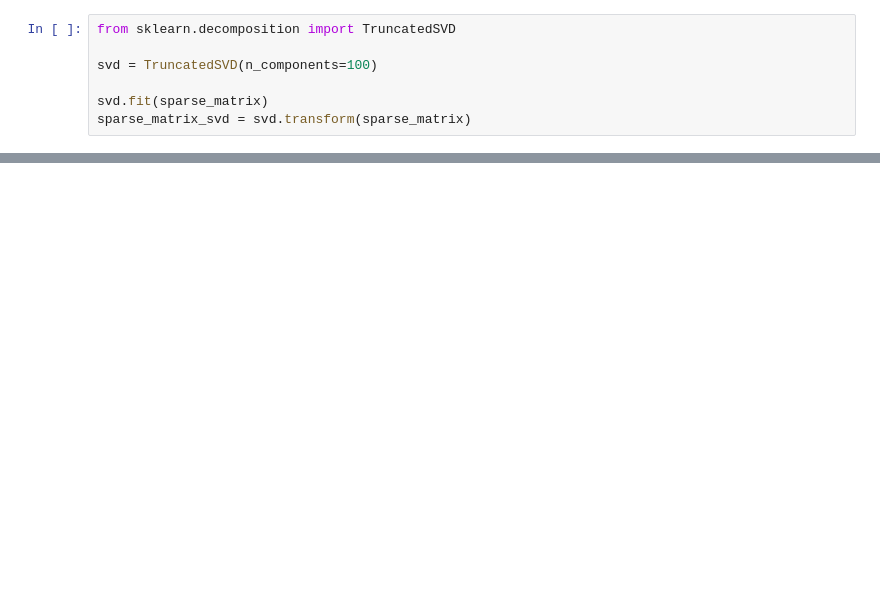
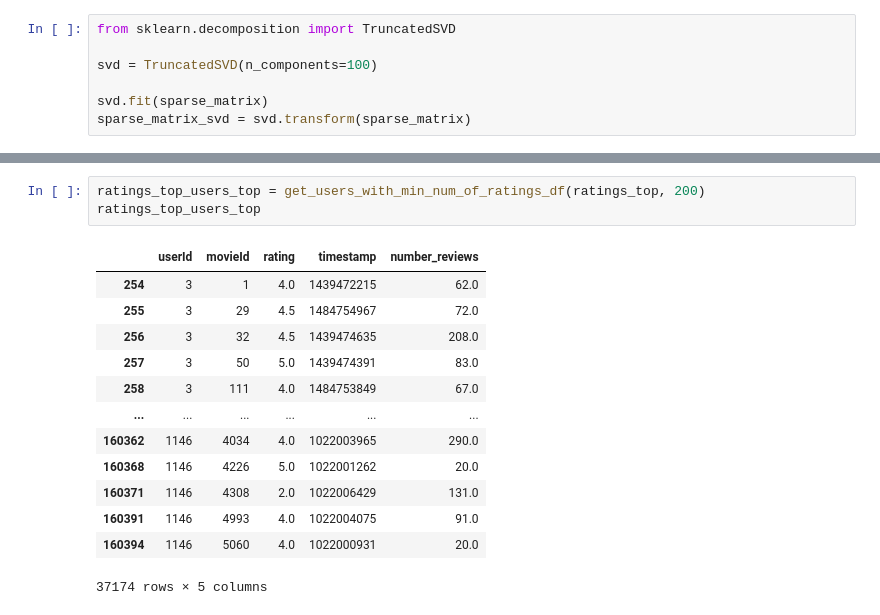
Before and after one commit to joaquim-oliveira-neto/rogue, a Jupyter notebook: notebooks/berns-model-collaborative.ipynb, the cells around one changed output, grey strips where cells are left out. Drawn from its saved outputs; the diff is of its cells as text; blank space fills up the shorter version.

```diff
--- a/notebooks/berns-model-collaborative.ipynb
+++ b/notebooks/berns-model-collaborative.ipynb
@@ -717,0 +732,17 @@ array([335], dtype=int32)
+# %%
+ratings_top_users_top = get_users_with_min_num_of_ratings_df(ratings_top, 200)
+ratings_top_users_top
+# %% [output]
+|  | userId | movieId | rating | timestamp | number_reviews |
+| 254 | 3 | 1 | 4.0 | 1439472215 | 62.0 |
+| 255 | 3 | 29 | 4.5 | 1484754967 | 72.0 |
+| 256 | 3 | 32 | 4.5 | 1439474635 | 208.0 |
+| 257 | 3 | 50 | 5.0 | 1439474391 | 83.0 |
+| 258 | 3 | 111 | 4.0 | 1484753849 | 67.0 |
+| ... | ... | ... | ... | ... | ... |
+| 160362 | 1146 | 4034 | 4.0 | 1022003965 | 290.0 |
+| 160368 | 1146 | 4226 | 5.0 | 1022001262 | 20.0 |
+| 160371 | 1146 | 4308 | 2.0 | 1022006429 | 131.0 |
+| 160391 | 1146 | 4993 | 4.0 | 1022004075 | 91.0 |
+| 160394 | 1146 | 5060 | 4.0 | 1022000931 | 20.0 |
+37174 rows × 5 columns
```
Also changed, not shown: parts of 27 cells of this notebook.
